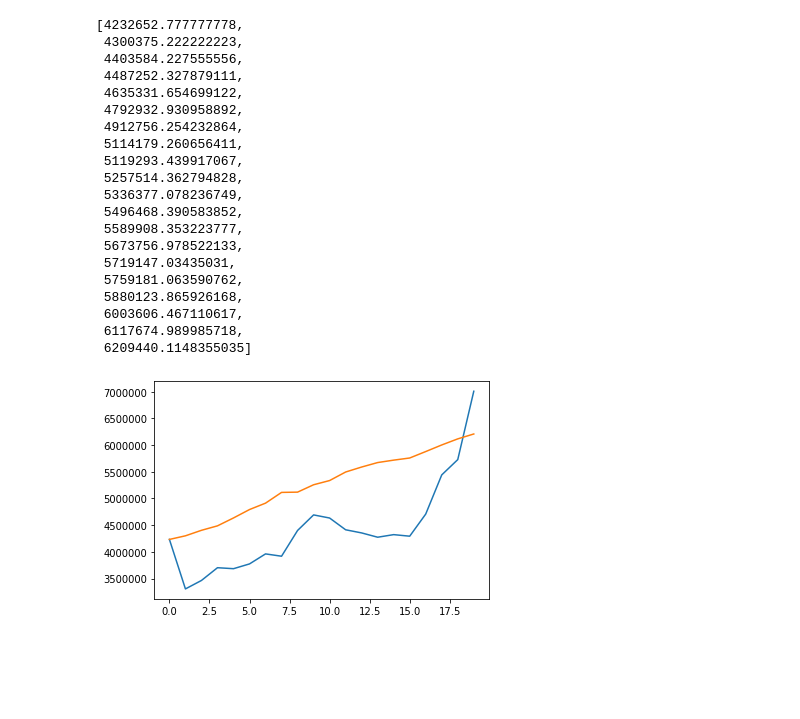
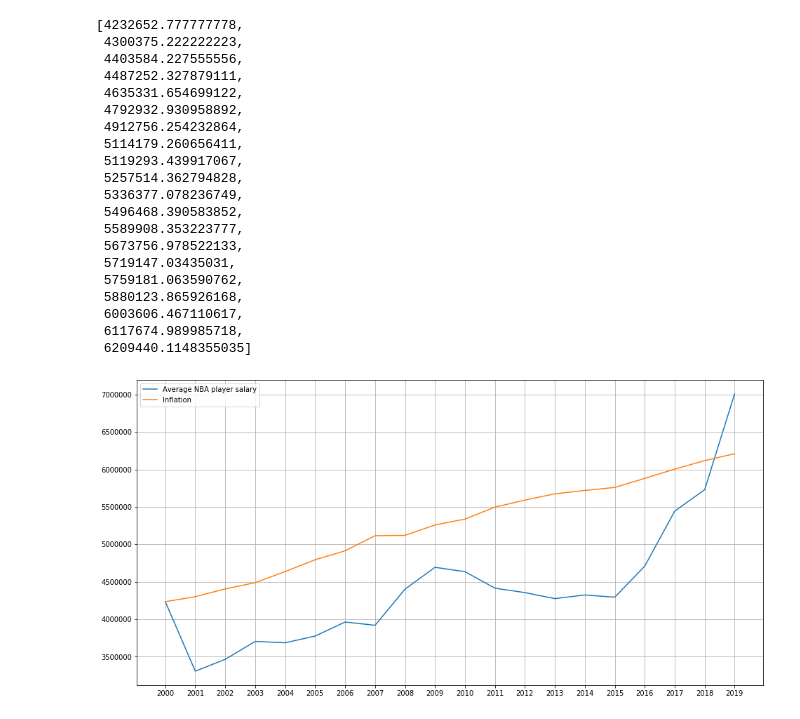
Before and after one commit to Patricklomp/nbasalaries, a Jupyter notebook: nbasalaries.ipynb, the cells around one changed output. Drawn from its saved outputs; the diff is of its cells as text; code cells hidden in the pictures; blank space fills up the shorter version.

```diff
--- a/nbasalaries.ipynb
+++ b/nbasalaries.ipynb
@@ -195,12 +187,26 @@ salariesByInflation
  6003606.467110617,
  6117674.989985718,
  6209440.1148355035]
-# %%
-import matplotlib.pyplot as plt
-
-
-plt.plot(averageSalariesByYear)
-plt.plot(salariesByInflation)
-plt.show()
-# %% [output]
-[figure, removed]
+# %%
+import matplotlib.pyplot as plt
+
+ticks = []
+years = []
+for i in range(0,20):
+    ticks += [i]
+    if i < 10:
+        years += ["200"+str(i)]
+    else:
+        years += ["20"+str(i)]
+
+fig = plt.figure(figsize=(16,8))
+ax = plt.subplot(111)
+plt.plot(averageSalariesByYear, label="Average NBA player salary")
+plt.plot(salariesByInflation, label="Inflation")
+ax.legend()
+plt.xticks(ticks, years)
+# format the coords message box
+ax.grid()
+plt.show()
+# %% [output]
+[figure, added]
```
Also changed, not shown: parts of 11 cells of this notebook, 1 other file.
